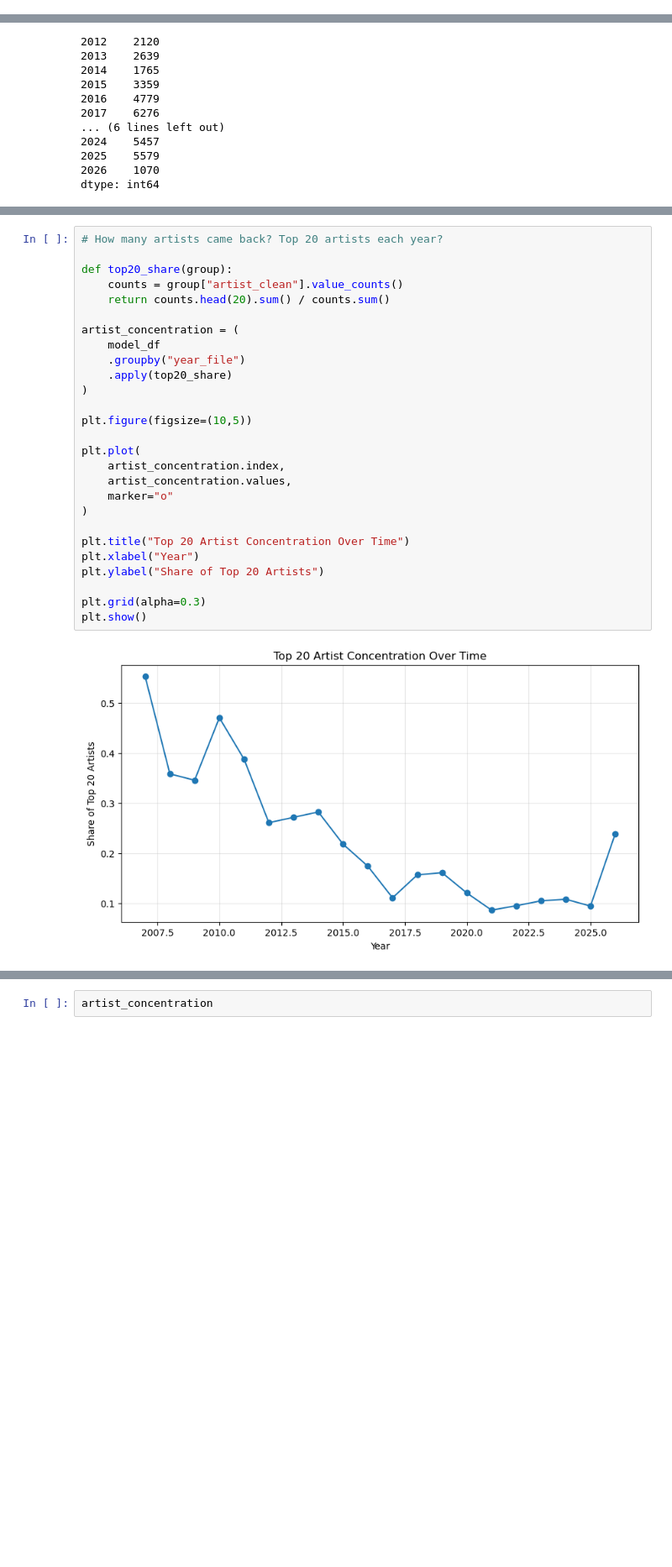
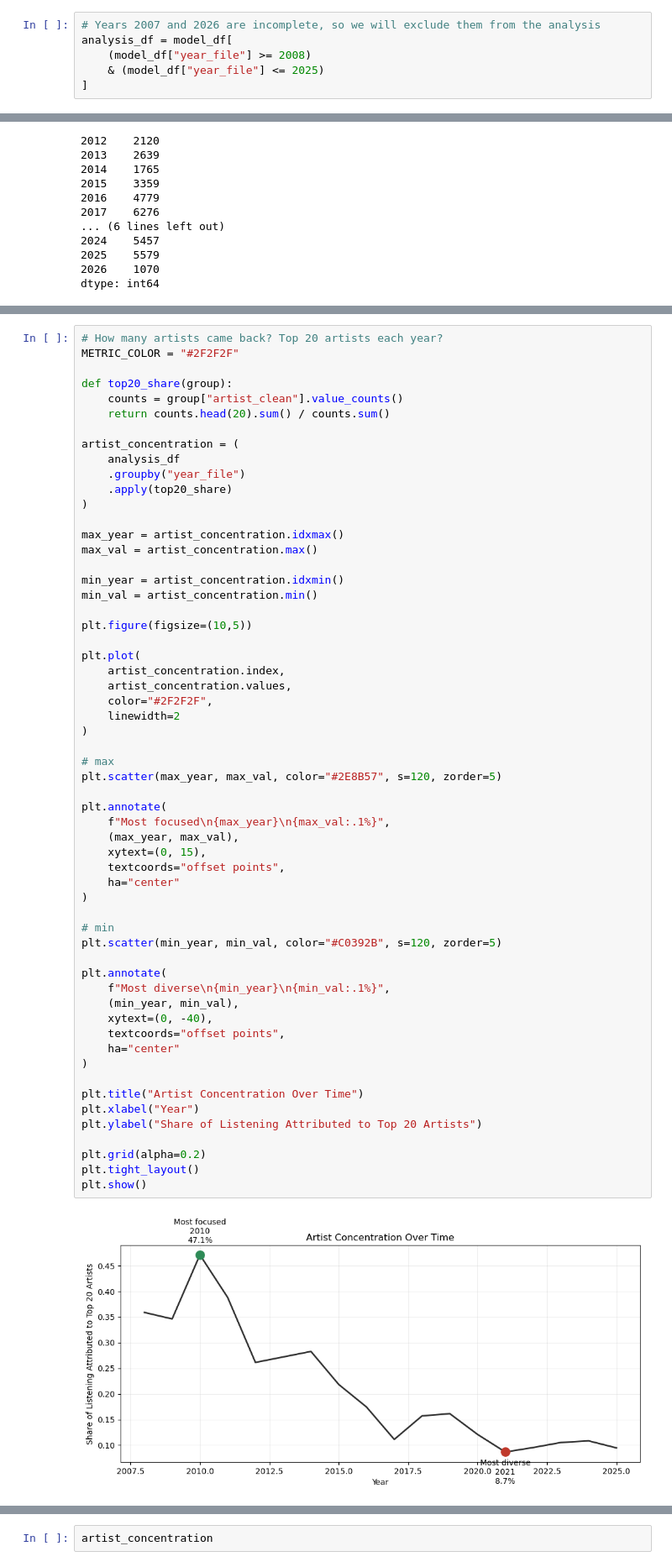
Before and after one commit to fredzell/music-mood-profiler, a Jupyter notebook: notebooks/06_lastfm_clusters_visualization_umap.ipynb, the cells around one changed output, grey strips where cells are left out. Shown at 84% size. Saved outputs shown, nothing was run; the diff lists cells and outputs as text; blank space fills up the shorter version.

```diff
--- a/notebooks/06_lastfm_clusters_visualization_umap.ipynb
+++ b/notebooks/06_lastfm_clusters_visualization_umap.ipynb
@@ -155 +140,7 @@ model_df["mood_cluster"] = model_df["cluster_name"].map(mood_map)
+# %%
+# Years 2007 and 2026 are incomplete, so we will exclude them from the analysis
+analysis_df = model_df[
+    (model_df["year_file"] >= 2008)
+    & (model_df["year_file"] <= 2025)
+]
 # %%
@@ -315,29 +315,60 @@ new_artists_per_year.plot(kind="bar")
 # %%
 # How many artists came back? Top 20 artists each year?
+METRIC_COLOR = "#2F2F2F"
 
 def top20_share(group):
     counts = group["artist_clean"].value_counts()
     return counts.head(20).sum() / counts.sum()
 
 artist_concentration = (
-    model_df
+    analysis_df
     .groupby("year_file")
     .apply(top20_share)
 )
+
+max_year = artist_concentration.idxmax()
+max_val = artist_concentration.max()
+
+min_year = artist_concentration.idxmin()
+min_val = artist_concentration.min()
 
 plt.figure(figsize=(10,5))
 
 plt.plot(
     artist_concentration.index,
     artist_concentration.values,
-    marker="o"
+    color="#2F2F2F",
+    linewidth=2
 )
 
-plt.title("Top 20 Artist Concentration Over Time")
+# max
+plt.scatter(max_year, max_val, color="#2E8B57", s=120, zorder=5)
+
+plt.annotate(
+    f"Most focused\n{max_year}\n{max_val:.1%}",
+    (max_year, max_val),
+    xytext=(0, 15),
+    textcoords="offset points",
+    ha="center"
+)
+
+# min
+plt.scatter(min_year, min_val, color="#C0392B", s=120, zorder=5)
+
+plt.annotate(
+    f"Most diverse\n{min_year}\n{min_val:.1%}",
+    (min_year, min_val),
+    xytext=(0, -40),
+    textcoords="offset points",
+    ha="center"
+)
+
+plt.title("Artist Concentration Over Time")
 plt.xlabel("Year")
-plt.ylabel("Share of Top 20 Artists")
+plt.ylabel("Share of Listening Attributed to Top 20 Artists")
 
-plt.grid(alpha=0.3)
+plt.grid(alpha=0.2)
+plt.tight_layout()
 plt.show()
 # %% [output]
-[figure, old version]
+[figure, new version]
```
Also changed, not shown: parts of 24 cells of this notebook.
